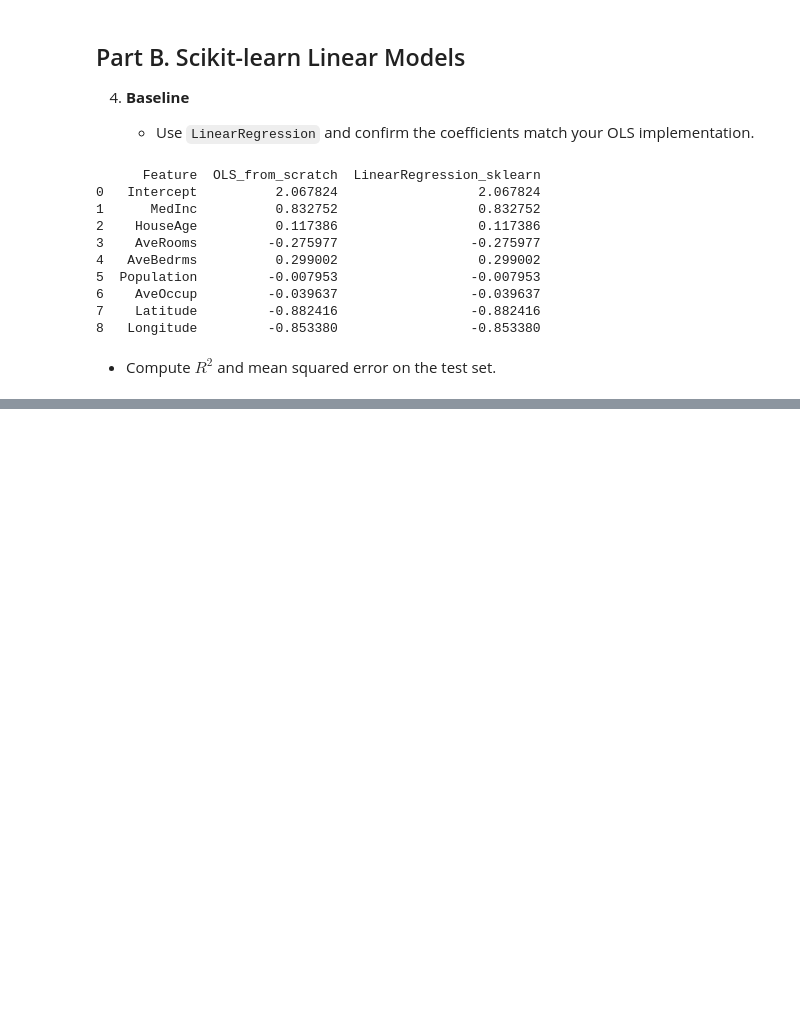
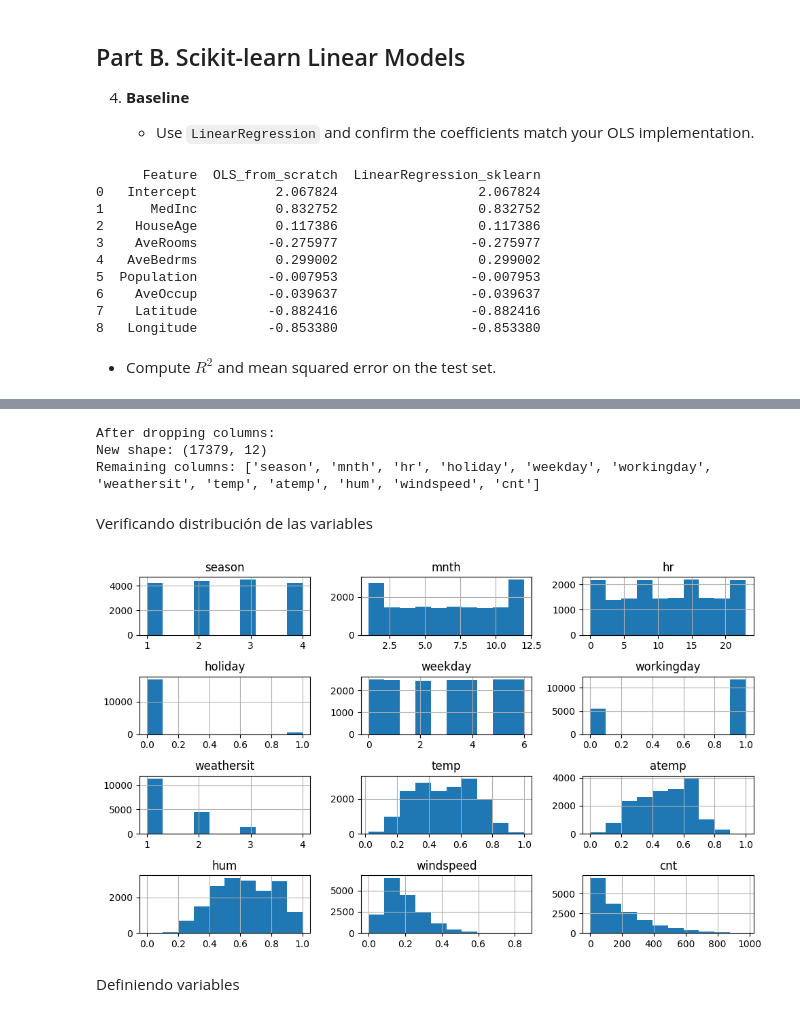
Before and after one commit to bsanchezv/ENEI-2025-ML1-Tarea1, a Jupyter notebook: tarea1.ipynb, the cells around one changed output, grey strips where cells are left out. Drawn from its saved outputs; the diff is of its cells as text; code cells hidden in the pictures; blank space fills up the shorter version.

```diff
--- a/tarea1.ipynb
+++ b/tarea1.ipynb
@@ -555,0 +623,3 @@ R²: 0.6121654293404898
+# %%
+data = pd.read_csv('https://raw.githubusercontent.com/bsanchezv/ENEI-2025-ML1-Tarea1/refs/heads/main/data/hour.csv')
+data.info()
@@ -555,0 +656,20 @@ R²: 0.6121654293404898
+# %%
+df = data.drop(columns=['instant','dteday','registered','casual','yr'])
+# %%
+print("After dropping columns:")
+print("New shape:", df.shape)
+print("Remaining columns:", df.columns.tolist())
+# %% [output]
+After dropping columns:
+New shape: (17379, 12)
+Remaining columns: ['season', 'mnth', 'hr', 'holiday', 'weekday', 'workingday', 'weathersit', 'temp', 'atemp', 'hum', 'windspeed', 'cnt']
+# %% [markdown]
+Verificando distribución de las variables
+# %%
+df.hist(figsize=(10,6))
+plt.tight_layout()
+plt.show()
+# %% [output]
+[figure, added]
+# %% [markdown]
+Definiendo variables
```
Also changed, not shown: parts of 87 cells of this notebook.
